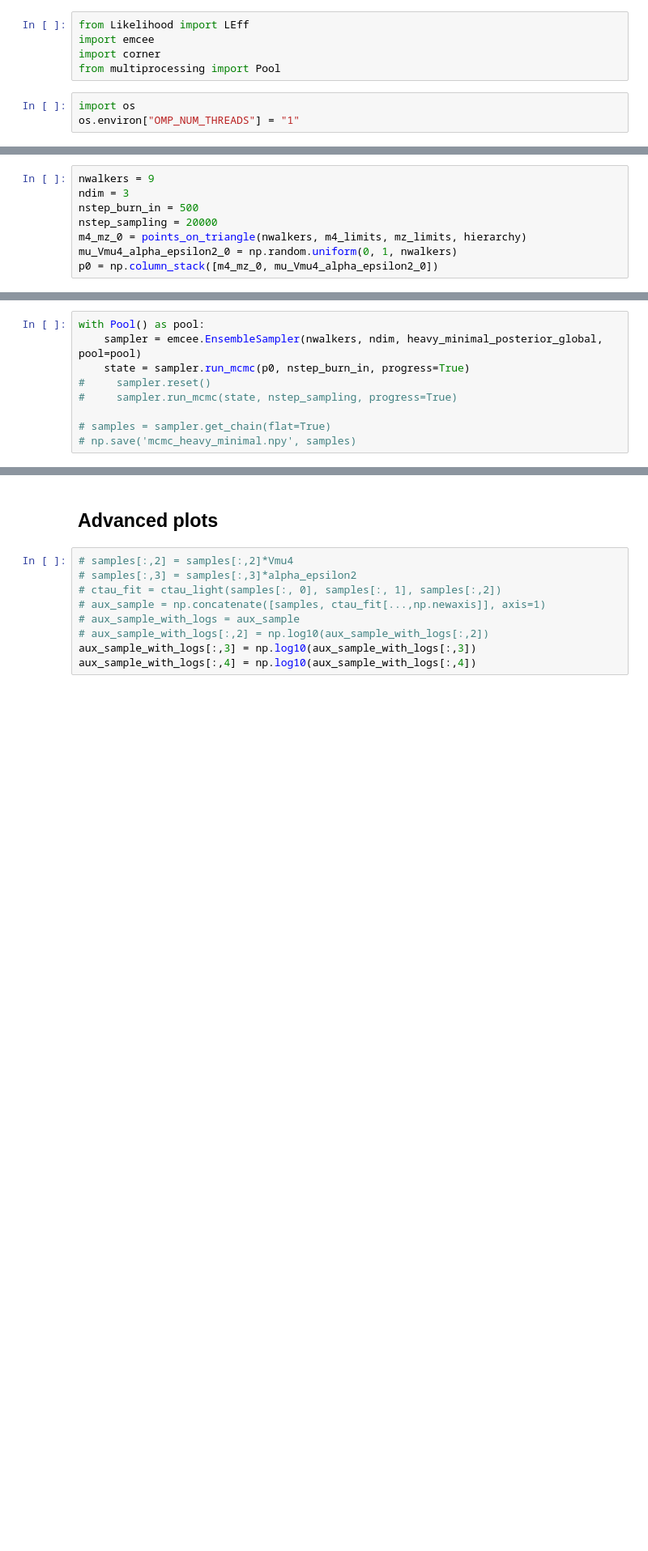
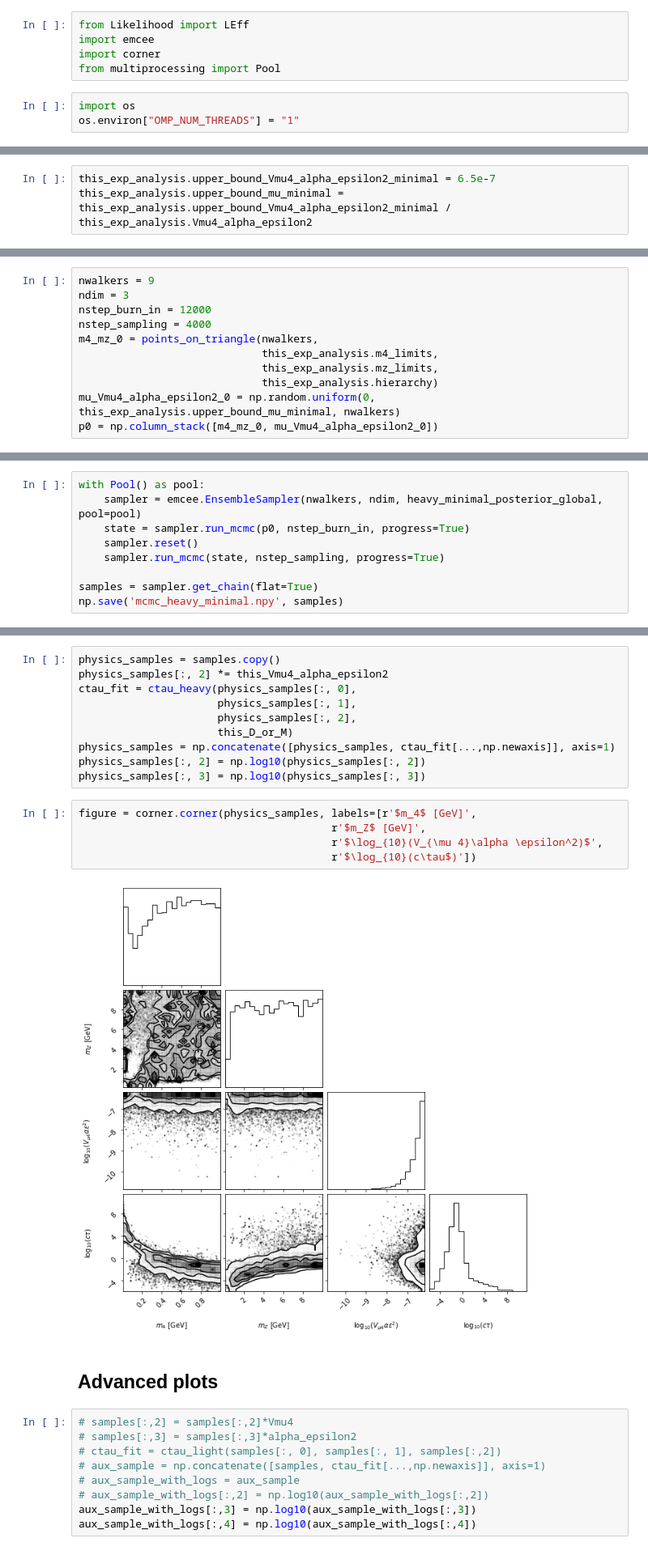
Before and after one commit to mhostert/dark-neutrinos-at-T2K, a Jupyter notebook: exp_analysis/5_mcmc_heavy_minimal_fast.ipynb, the cells around one changed output, grey strips where cells are left out. Shown at 81% size. Drawn from its saved outputs; the diff is of its cells as text; blank space fills up the shorter version.

Commit message:
First try of MCMC heavy

```diff
--- a/exp_analysis/5_mcmc_heavy_minimal_fast.ipynb
+++ b/exp_analysis/5_mcmc_heavy_minimal_fast.ipynb
@@ -73,0 +72,3 @@ Vmu4_alpha_epsilon2 = alpha_dark * Umu4 * alpha_em * espilon2
+# %%
+this_exp_analysis.upper_bound_Vmu4_alpha_epsilon2_minimal = 6.5e-7
+this_exp_analysis.upper_bound_mu_minimal = this_exp_analysis.upper_bound_Vmu4_alpha_epsilon2_minimal / this_exp_analysis.Vmu4_alpha_epsilon2
@@ -127,8 +105,11 @@ def heavy_minimal_posterior_global(parameters):
 # %%
 nwalkers = 9
 ndim = 3
-nstep_burn_in = 500
-nstep_sampling = 20000
-m4_mz_0 = points_on_triangle(nwalkers, m4_limits, mz_limits, hierarchy)
-mu_Vmu4_alpha_epsilon2_0 = np.random.uniform(0, 1, nwalkers)
+nstep_burn_in = 12000
+nstep_sampling = 4000
+m4_mz_0 = points_on_triangle(nwalkers,
+                             this_exp_analysis.m4_limits,
+                             this_exp_analysis.mz_limits,
+                             this_exp_analysis.hierarchy)
+mu_Vmu4_alpha_epsilon2_0 = np.random.uniform(0, this_exp_analysis.upper_bound_mu_minimal, nwalkers)
 p0 = np.column_stack([m4_mz_0, mu_Vmu4_alpha_epsilon2_0])
@@ -136,8 +130,8 @@ p0 = np.column_stack([m4_mz_0, mu_Vmu4_alpha_epsilon2_0])
 with Pool() as pool:
     sampler = emcee.EnsembleSampler(nwalkers, ndim, heavy_minimal_posterior_global, pool=pool)
     state = sampler.run_mcmc(p0, nstep_burn_in, progress=True)
-#     sampler.reset()
-#     sampler.run_mcmc(state, nstep_sampling, progress=True)
+    sampler.reset()
+    sampler.run_mcmc(state, nstep_sampling, progress=True)
 
-# samples = sampler.get_chain(flat=True)
-# np.save('mcmc_heavy_minimal.npy', samples)
+samples = sampler.get_chain(flat=True)
+np.save('mcmc_heavy_minimal.npy', samples)
@@ -208,3 +161,20 @@ Text(0.5, 1.0, 'Heavy hierarchy, BP-H1\nm_4=0.125, m_z=1.2, ctau=342092cm\nTotal
+# %%
+physics_samples = samples.copy()
+physics_samples[:, 2] *= this_Vmu4_alpha_epsilon2
+ctau_fit = ctau_heavy(physics_samples[:, 0],
+                      physics_samples[:, 1],
+                      physics_samples[:, 2],
+                      this_D_or_M)
+physics_samples = np.concatenate([physics_samples, ctau_fit[...,np.newaxis]], axis=1)
+physics_samples[:, 2] = np.log10(physics_samples[:, 2])
+physics_samples[:, 3] = np.log10(physics_samples[:, 3])
+# %%
+figure = corner.corner(physics_samples, labels=[r'$m_4$ [GeV]',
+                                        r'$m_Z$ [GeV]',
+                                        r'$\log_{10}(V_{\mu 4}\alpha \epsilon^2)$',
+                                        r'$\log_{10}(c\tau$)'])
+# %% [output]
+[figure, added]
 # %% [markdown]
 ## Advanced plots
 # %%
```
Also changed, not shown: parts of 23 cells of this notebook, 6 other files.
